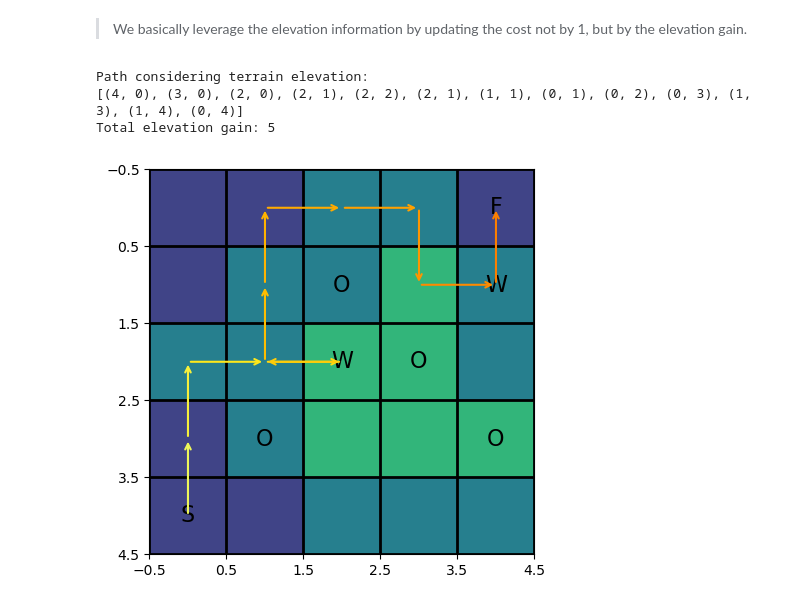
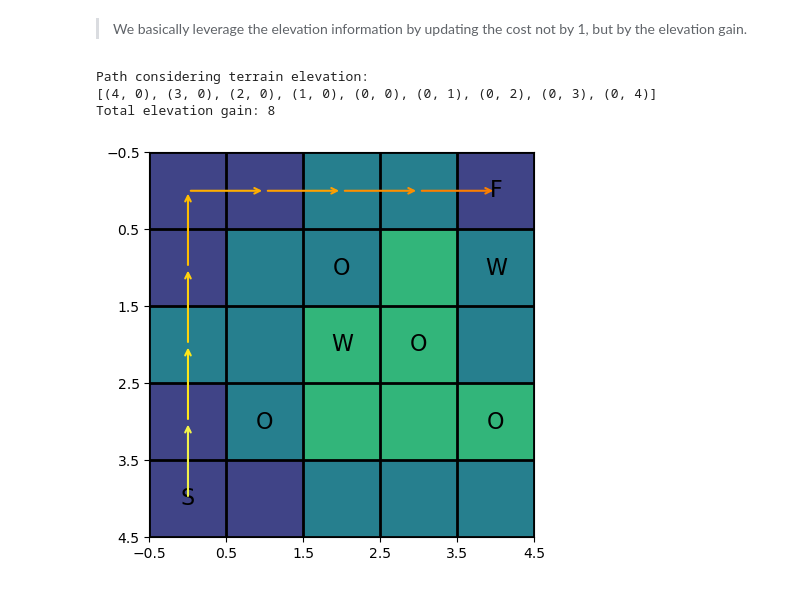
Before and after one commit to josef5838/Path_Planning, a Jupyter notebook: A_star.ipynb, the cells around one changed output. Drawn from its saved outputs; the diff is of its cells as text; code cells hidden in the pictures.

Commit message:
correct elevation

```diff
--- a/A_star.ipynb
+++ b/A_star.ipynb
@@ -404,34 +404,34 @@ def plan_path_with_waypoints_elevation(start, waypoints, finish, grid, elevation
             path_to_waypoint = path_to_waypoint[1:]
 
         # Add the segment to the complete path
         complete_path.extend(path_to_waypoint)
 
         # Update the temporary start to the current waypoint
         temp_start = waypoint
 
     # Find the path from the last waypoint to the finish point
     path_to_finish, cost_to_finish = astar(temp_start, finish)
     total_cost += cost_to_finish
 
 
     if complete_path:
         path_to_finish = path_to_finish[1:]
 
     complete_path.extend(path_to_finish)
 
     return complete_path, total_cost
 
 path_grid = np.array(grid)
-path_terrain, cost_terrain = plan_path_with_waypoints_elevation(start_point, waypoints, finish_point, path_grid, elevation_grid)
+path_terrain, cost_terrain = plan_path_with_waypoints_elevation(start_point, [], finish_point, path_grid, elevation_grid)
 
 # path_terrain, cost_terrain = astar_terrain(start_point, finish_point, grid, elevation_grid)
 
 print("Path considering terrain elevation:")
 print(path_terrain)
 print("Total elevation gain:", cost_terrain)
 visualize_path_on_grid(start_point, finish_point, path_terrain, elevation_grid)
 # %% [output]
 Path considering terrain elevation:
-[(4, 0), (3, 0), (2, 0), (2, 1), (2, 2), (2, 1), (1, 1), (0, 1), (0, 2), (0, 3), (1, 3), (1, 4), (0, 4)]
-Total elevation gain: 5
+[(4, 0), (3, 0), (2, 0), (1, 0), (0, 0), (0, 1), (0, 2), (0, 3), (0, 4)]
+Total elevation gain: 8
-[figure, old version]
+[figure, new version]
```
